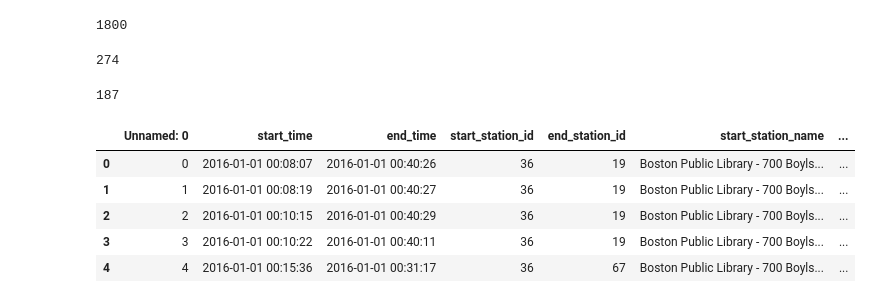
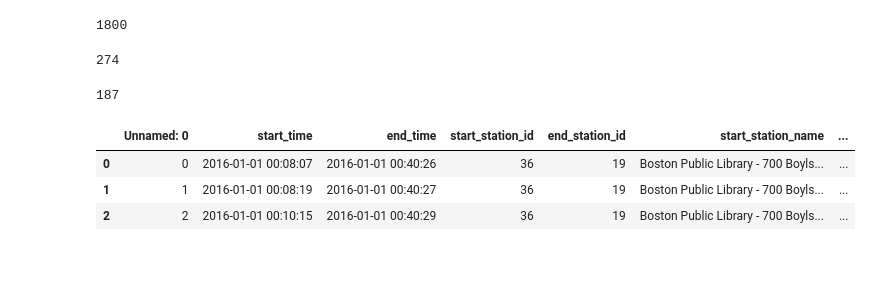
Before and after one commit to renefreitag/Data_Vipers, a Jupyter notebook: CBA/daniel_CBA.ipynb, the cells around one changed output. Saved outputs shown, nothing was run; the diff lists cells and outputs as text; code cells hidden in the pictures; blank space fills up the shorter version.

```diff
--- a/CBA/daniel_CBA.ipynb
+++ b/CBA/daniel_CBA.ipynb
@@ -62,14 +62,13 @@ print(len(df["start_station_id"].unique()))
 # %% [output]
 187
 # %%
-df.head()
+pd.set_option('display.max_columns', None)
+df.head(3)
 # %% [output]
 |  | Unnamed: 0 | start_time | end_time | start_station_id | end_station_id | start_station_name | ... |
 | 0 | 0 | 2016-01-01 00:08:07 | 2016-01-01 00:40:26 | 36 | 19 | Boston Public Library - 700 Boyls... | ... |
 | 1 | 1 | 2016-01-01 00:08:19 | 2016-01-01 00:40:27 | 36 | 19 | Boston Public Library - 700 Boyls... | ... |
 | 2 | 2 | 2016-01-01 00:10:15 | 2016-01-01 00:40:29 | 36 | 19 | Boston Public Library - 700 Boyls... | ... |
-| 3 | 3 | 2016-01-01 00:10:22 | 2016-01-01 00:40:11 | 36 | 19 | Boston Public Library - 700 Boyls... | ... |
-| 4 | 4 | 2016-01-01 00:15:36 | 2016-01-01 00:31:17 | 36 | 67 | Boston Public Library - 700 Boyls... | ... |
 # %%
 #Daten von BlueBikes
 
```
Also changed, not shown: parts of 20 cells of this notebook.
